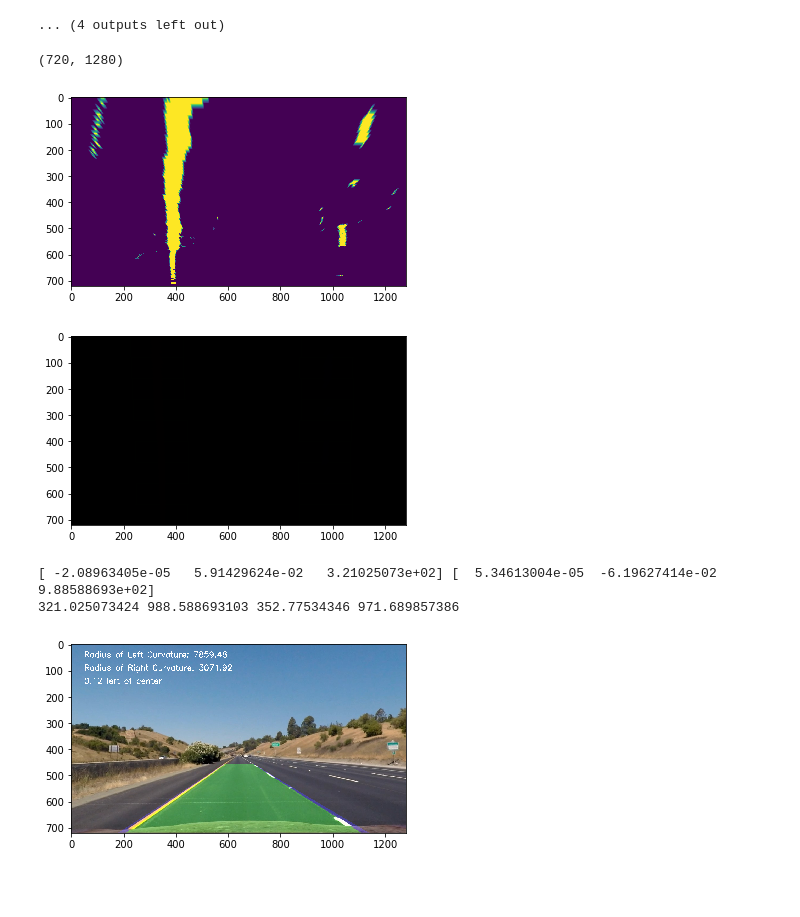
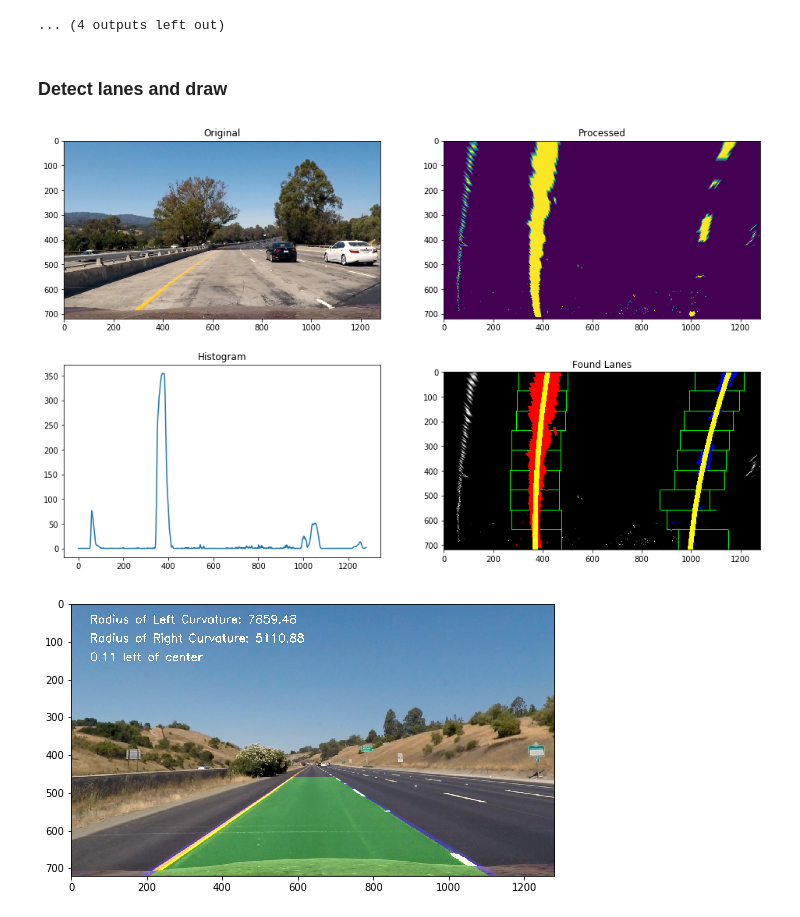
Before and after one commit to cyrano5614/CarND-Advanced-Lane-Lines, a Jupyter notebook: pipeline.ipynb, the cells around one changed output. Drawn from its saved outputs; the diff is of its cells as text; code cells hidden in the pictures; blank space fills up the shorter version.

```diff
--- a/pipeline.ipynb
+++ b/pipeline.ipynb
@@ -341,25 +358,15 @@ test4.jpg
 # %%
 def pipeline(img):
 
-#     img = read_img(img)
-
     img = fix_distortion(img)
     img = masking(img)
-    img = roi(img, 'unwarped')
+#     img = roi(img, 'unwarped')
     img = warp(img)[0]
 #     img = roi(img)
 
-
     return img
-binary_warped = read_img('test_images/test4.jpg')
-binary_warped = pipeline(binary_warped)
-# binary_warped = pipeline('test_images/test5.jpg')
-print (binary_warped.shape)
-plt.imshow(binary_warped)
-plt.show()
-# %% [output]
-(720, 1280)
-[figure, removed]
+# %% [markdown]
+### Detect lanes and draw
 # %%
 def blind_find_lane(image):
 
@@ -526,3 +564,33 @@ def fit_polynomial(poly, y, marg = 0):
+# %%
+image = read_img('test_images/test1.jpg')
+
+processed_img = pipeline(image)
+
+histogram = histo(processed_img)
+
+leftx, lefty, rightx, righty, left_fit, right_fit, left_fitx, right_fitx, out_img = blind_find_lane(processed_img)
+
+plt.figure(figsize=(16,10))
+
+plt.subplot(221)
+plt.title('Original')
+plt.imshow(image)
+
+plt.subplot(222)
+plt.title('Processed')
+plt.imshow(processed_img)
+
+plt.subplot(223)
+plt.title('Histogram')
+plt.plot(histogram)
+
+plt.subplot(224)
+plt.title('Found Lanes')
+plt.imshow(out_img)
+
+plt.show()
+# %% [output]
+[figure, added]
 # %%
 def calc_curvature(y, x):
 
@@ -611,10 +667,9 @@ def total_process(img):
     return result
 # %%
 image = read_img('test_images/straight_lines1.jpg')
+processed_img = total_process(image)
+plt.figure(figsize=(16,5))
 plt.imshow(total_process(image))
 plt.show()
 # %% [output]
-[figure, old version]
+[figure, new version]
-[ -2.08963405e-05   5.91429624e-02   3.21025073e+02] [  5.34613004e-05  -6.19627414e-02   9.88588693e+02]
-321.025073424 988.588693103 352.77534346 971.689857386
-[figure, removed]
```
Also changed, not shown: parts of 25 cells of this notebook, 14 other files.
